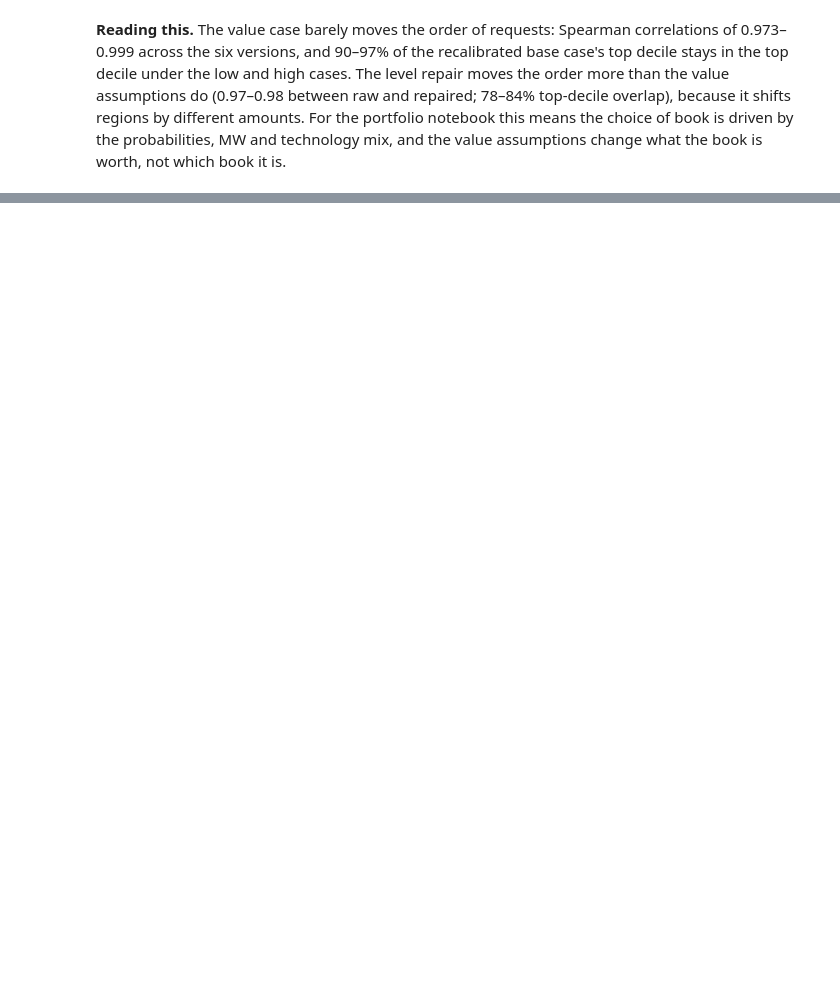
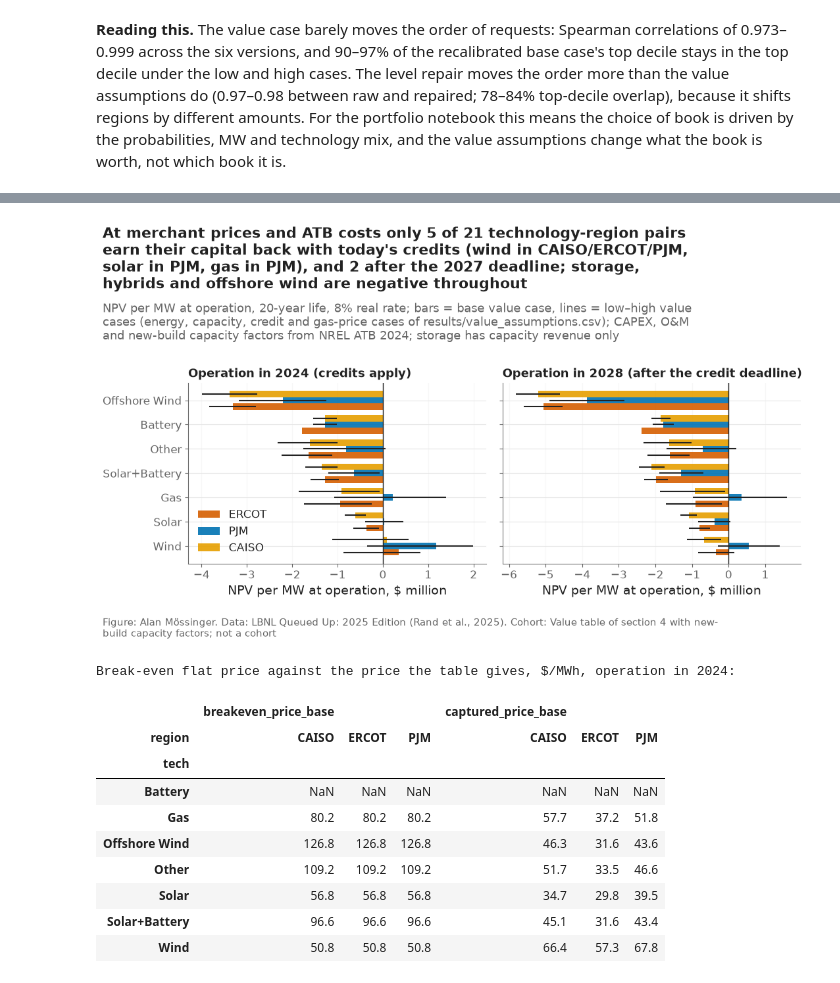
Before and after one commit to alanmossinger/Capstone, a Jupyter notebook: notebooks/15_value_and_cost.ipynb, the cells around one changed output, grey strips where cells are left out. Cells and saved outputs as stored; diff of their text form; code cells hidden in the pictures; blank space fills up the shorter version.

```diff
--- a/notebooks/15_value_and_cost.ipynb
+++ b/notebooks/15_value_and_cost.ipynb
@@ -420,0 +525,46 @@ sens
+# %%
+fig, axes = plt.subplots(1, 2, figsize=(11, 6.5), sharey=True)
+order = ["Wind", "Solar", "Gas", "Solar+Battery", "Other", "Battery", "Offshore Wind"]
+NPV_COLS = ["npv_per_mw_low", "npv_per_mw_base", "npv_per_mw_high"]
+width = 0.26
+for ax, cod_year in zip(axes, [2024, 2028]):
+    at = npv_table[npv_table["cod_year"] == cod_year].set_index(["tech", "region"])[NPV_COLS] / 1e6
+    y = np.arange(len(order))
+    for k, region in enumerate(["ERCOT", "PJM", "CAISO"]):
+        part = at.xs(region, level="region").reindex(order)
+        yy = y + (k - 1) * width
+        ax.barh(yy, part["npv_per_mw_base"], height=width, color=plots.region_color(region), alpha=0.9, label=region)
+        ax.hlines(yy, part["npv_per_mw_low"], part["npv_per_mw_high"], color=plots.INK, lw=1.5)
+    ax.axvline(0, color=plots.INK, lw=1)
+    ax.set_yticks(y)
+    ax.set_yticklabels(order)
+    ax.set_title(f"Operation in {cod_year}" + (" (credits apply)" if cod_year <= CREDIT_LAST_COD_YEAR else " (after the credit deadline)"), fontsize=13, loc="left")
+    ax.set_xlabel("NPV per MW at operation, $ million")
+    ax.grid(axis="x", alpha=0.3)
+axes[0].legend(loc="lower left", frameon=False)
+pos = {y: npv_table[(npv_table["cod_year"] == y) & (npv_table["npv_per_mw_base"] > 0)] for y in (2024, 2028)}
+positives_2024 = ", ".join(f"{t.lower() if t != 'Other' else 'other'} in {'/'.join(sorted(g['region']))}" for t, g in pos[2024].groupby("tech", sort=False))
+plots.finish(fig,
+             f"At merchant prices and ATB costs only {len(pos[2024])} of 21 technology-region pairs earn their capital back with today's credits "
+             f"({positives_2024}), and {len(pos[2028])} after the 2027 deadline; storage, hybrids and offshore wind are negative throughout",
+             "NPV per MW at operation, 20-year life, 8% real rate; bars = base value case, lines = low–high value cases (energy, capacity, credit and gas-price "
+             "cases of results/value_assumptions.csv); CAPEX, O&M and new-build capacity factors from NREL ATB 2024; storage has capacity revenue only",
+             "Value table of section 4 with new-build capacity factors; not a cohort")
+plots.save_fig(fig, "F26_npv_per_mw", "Net present value per MW at operation by technology and region for a plant entering operation in 2024 (credits apply) and 2028 (after the credit deadline), 20-year life, 8% real discount rate, low and high value cases as lines; revenue from the value table with new-build capacity factors, capital and O&M from NREL ATB 2024.", NOTEBOOK)
+plt.show()
+be = npv_table[npv_table["cod_year"] == 2024].pivot(index="tech", columns="region", values=["breakeven_price_base", "captured_price_base"]).round(1)
+print("Break-even flat price against the price the table gives, $/MWh, operation in 2024:")
+be
+# %% [output]
+[figure, added]
+Break-even flat price against the price the table gives, $/MWh, operation in 2024:
+|  | breakeven_price_base |  |  | captured_price_base |  |  |
+| region | CAISO | ERCOT | PJM | CAISO | ERCOT | PJM |
+| tech |  |  |  |  |  |  |
+| Battery | NaN | NaN | NaN | NaN | NaN | NaN |
+| Gas | 80.2 | 80.2 | 80.2 | 57.7 | 37.2 | 51.8 |
+| Offshore Wind | 126.8 | 126.8 | 126.8 | 46.3 | 31.6 | 43.6 |
+| Other | 109.2 | 109.2 | 109.2 | 51.7 | 33.5 | 46.6 |
+| Solar | 56.8 | 56.8 | 56.8 | 34.7 | 29.8 | 39.5 |
+| Solar+Battery | 96.6 | 96.6 | 96.6 | 45.1 | 31.6 | 43.4 |
+| Wind | 50.8 | 50.8 | 50.8 | 66.4 | 57.3 | 67.8 |
```
Also changed, not shown: parts of 11 cells of this notebook, 48 other files.
